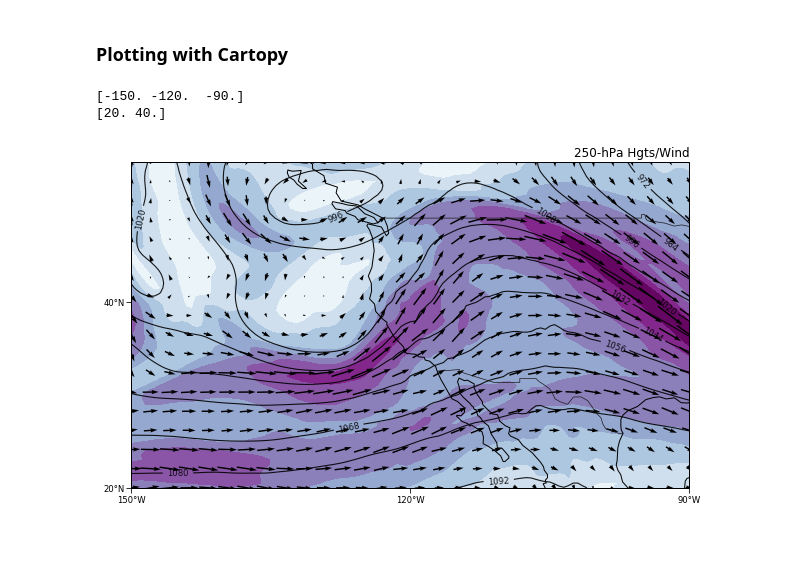
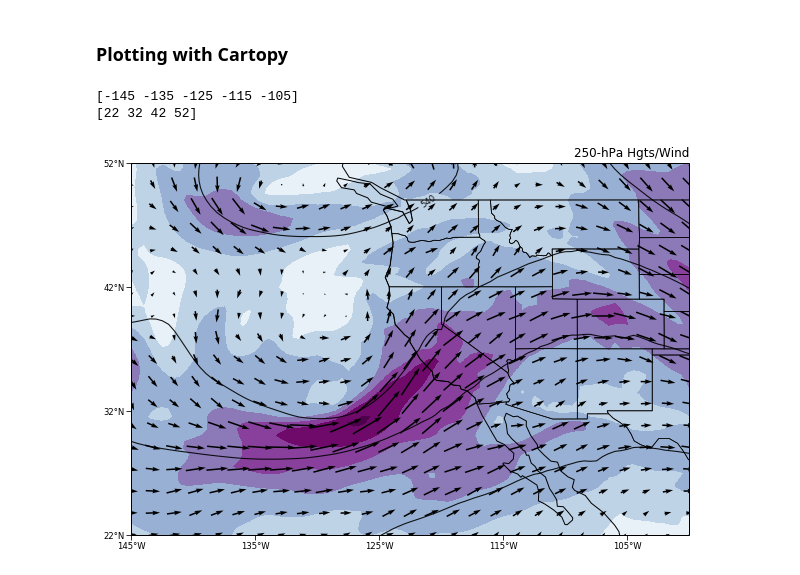
Before and after one commit to CLIVAC/pyclivac, a Jupyter notebook: examples/xarray_and_cartopy.ipynb, the cells around one changed output. Saved outputs shown, nothing was run; the diff lists cells and outputs as text; code cells hidden in the pictures; blank space fills up the shorter version.

Commit message:
replaced era5 sample data

```diff
--- a/examples/xarray_and_cartopy.ipynb
+++ b/examples/xarray_and_cartopy.ipynb
@@ -30,8 +28,7 @@ In the cell below, we will load the ERA5 netcdf file into an xarray dataset.
 # %%
 # Load data
 
-filepath = "../sample-data/era5.6hr.20190301-20190310.nc"
-# filepath = "era5.6hr.20190301-20190310.nc"
+filepath = "../sample-data/era5.AR-LGT.6hr.20190304_20190308.nc"
 ds = xr.open_dataset(filepath)
 
 print(ds)
@@ -56,7 +53,7 @@ Attributes:
 # %%
 # Select 250-hPa pressure level
 
-ds250 = ds.sel(level='250')
+ds250 = ds.sel(level='500')
 print(ds250)
 # %% [output]
 <xarray.Dataset>
@@ -144,13 +143,13 @@ latmin = lats.min()
 latmax = lats.max()
 
 # Tickmark Locations
-dx = np.arange(-150,lonmax+1,30)
-dy = np.arange(20,latmax+1,20)
+dx = np.arange(lonmin,lonmax+1,10)
+dy = np.arange(latmin,latmax+1,10)
 print(dx)
 print(dy)
 # %% [output]
-[-150. -120.  -90.]
-[20. 40.]
+[-145 -135 -125 -115 -105]
+[22 32 42 52]
 # %%
 # Create figure
 fig = plt.figure(figsize=(10,7))
@@ -158,8 +157,6 @@ fig = plt.figure(figsize=(10,7))
 # Add plot axes and draw basemap
 ax = fig.add_subplot(111, projection=mapcrs)
 ax.set_extent([lonmin,lonmax,latmin,latmax], crs=mapcrs)
-
-
 
 # xticks
 ax.set_xticks(dx, crs=mapcrs)
@@ -171,36 +168,37 @@ lat_formatter = LatitudeFormatter()
 ax.yaxis.set_major_formatter(lat_formatter)
 # tick params
 ax.tick_params(direction='out', labelsize=8.5, length=5, pad=2, color='black')
 
 # Map features
 ax.add_feature(cfeature.LAND, facecolor='0.9')
 ax.add_feature(cfeature.BORDERS, edgecolor='0.1', linewidth=0.7)
 ax.add_feature(cfeature.COASTLINE, edgecolor='k', linewidth=1.0)
+ax.add_feature(cfeature.STATES, edgecolor='0.1', linewidth=0.7)
 
 # Geopotenital height lines
 clevs_hgts = np.arange(840,1280,12)
-cs = ax.contour(lons, lats, z250/10., transform=datacrs,
-                levels=clevs_hgts, linewidths=1.1, alpha=0.9,
+cs = ax.contour(lons, lats, hgts/10., transform=datacrs,
+               # levels=clevs_hgts,
+                linewidths=1.1, alpha=0.9,
                 colors='k')
 plt.clabel(cs, fmt='%d',fontsize=8.5, inline_spacing=5)
 
 
 # Wind speed - contour fill
 #clevs_wspd = np.arange(60,101,10)
 cf = ax.contourf(lons, lats, wspd, transform=datacrs,
                #  levels=clevs_wspd,
                  cmap='BuPu', extend='max')
 # Wind vectors
 ax.quiver(lons, lats, uwnd, vwnd, transform=datacrs,
          color='k', regrid_shape=18, pivot='middle')
 
-
-# subtitles
+# Plot title
+titlestring = f"{plev}-hPa Hgts/Wind"
 ax.set_title('250-hPa Hgts/Wind', loc='right',fontsize=12)
 # ax.set_title(labels[k+1], loc='left',fontsize=12)
 
-
 # Show
 plt.show()
 # %% [output]
-[figure, old version]
+[figure, new version]
```
Also changed, not shown: parts of 7 cells of this notebook, 2 other files.
